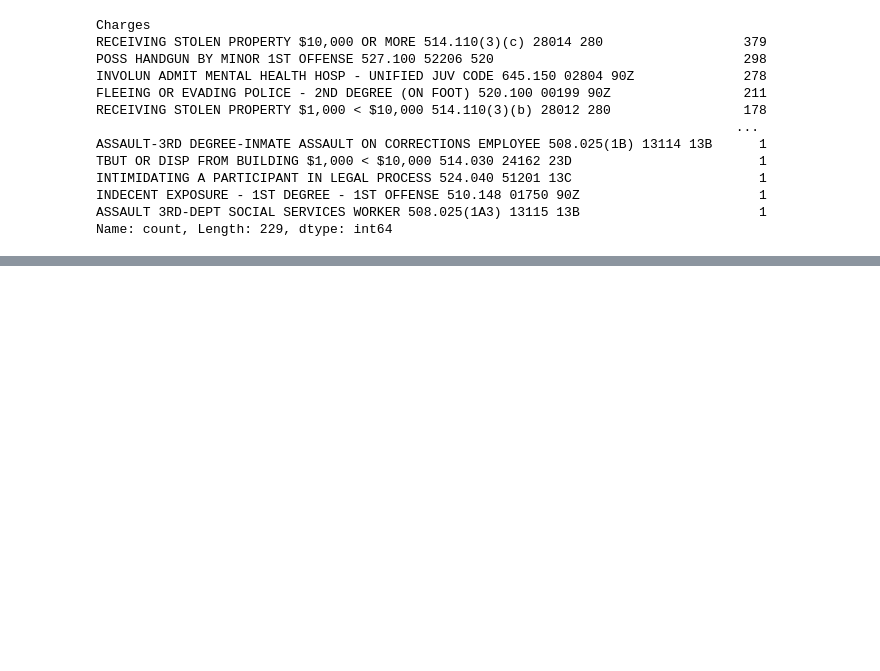
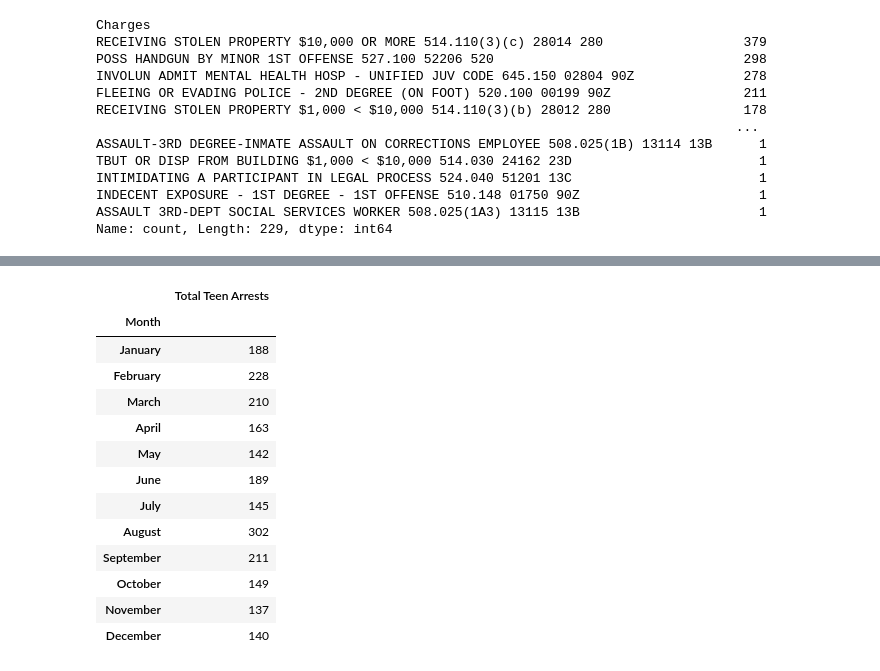
Before and after one commit to marresaburke/tracking_Louisville_crime, a Jupyter notebook: teens_arrested.ipynb, the cells around one changed output, grey strips where cells are left out. Drawn from its saved outputs; the diff is of its cells as text; code cells hidden in the pictures; blank space fills up the shorter version.

```diff
--- a/teens_arrested.ipynb
+++ b/teens_arrested.ipynb
@@ -278,0 +316,18 @@ gun_poss
+# %%
+total_crime_final = pd.DataFrame({'Total Teen Arrests': crimes_per_month})
+total_crime_final
+# %% [output]
+|  | Total Teen Arrests |
+| Month |  |
+| January | 188 |
+| February | 228 |
+| March | 210 |
+| April | 163 |
+| May | 142 |
+| June | 189 |
+| July | 145 |
+| August | 302 |
+| September | 211 |
+| October | 149 |
+| November | 137 |
+| December | 140 |
```
Also changed, not shown: parts of 9 cells of this notebook, 2 other files.
